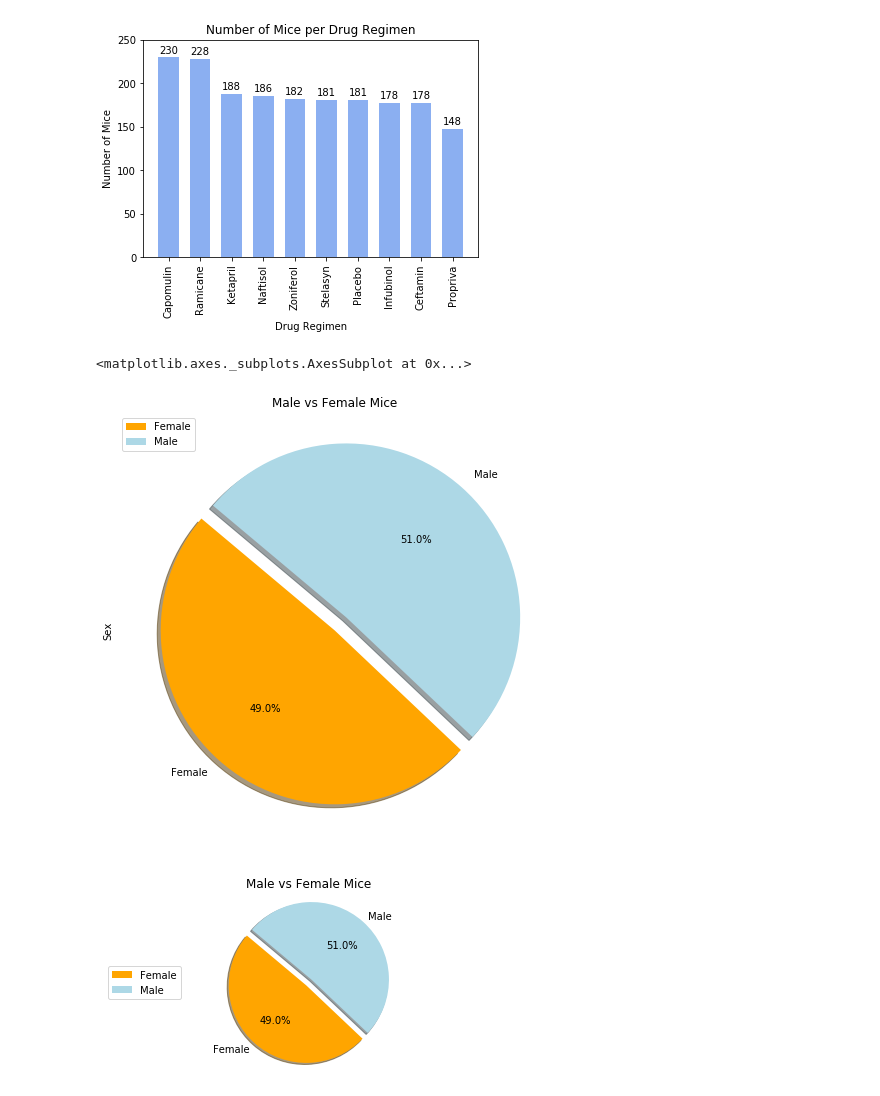
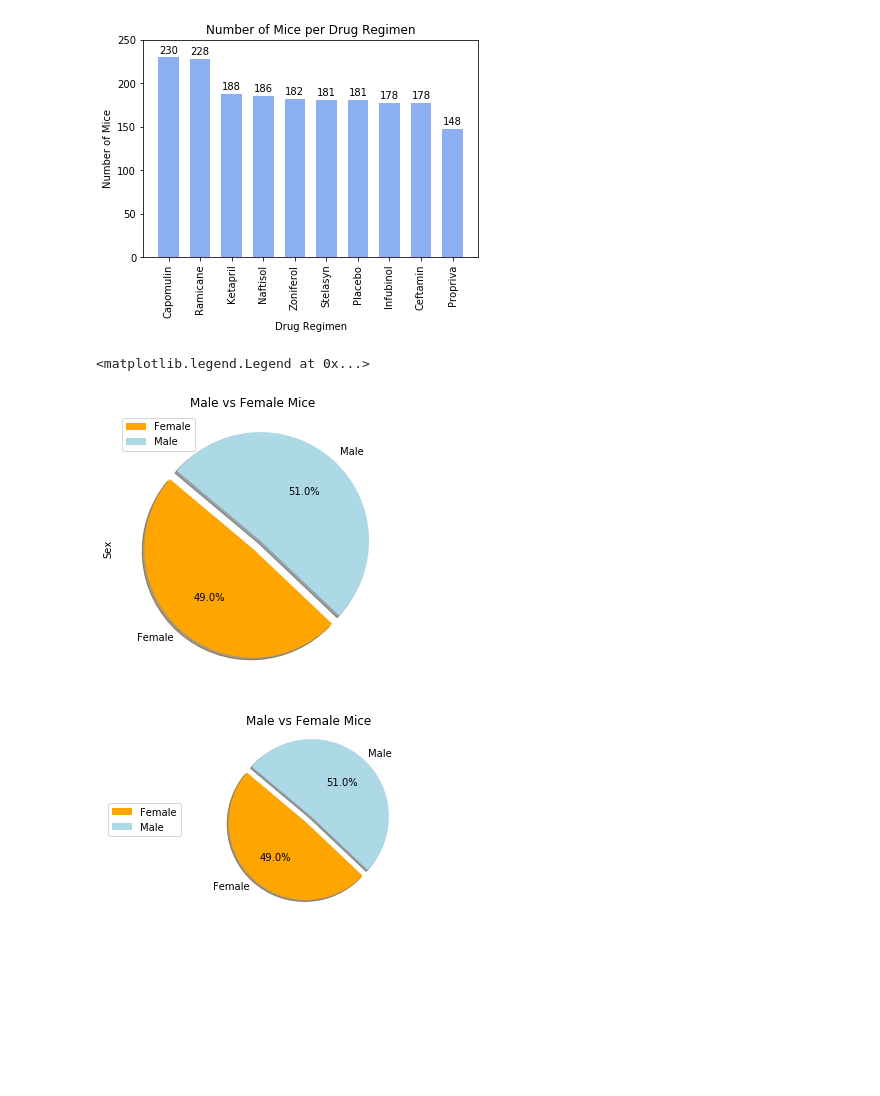
Before and after one commit to alexturkmen/Pharmaceuticals-Analysis, a Jupyter notebook: Turkmen-pymaceuticals.ipynb, the cells around one changed output. Cells and saved outputs as stored; diff of their text form; code cells hidden in the pictures; blank space fills up the shorter version.

Commit message:
Coding for the matplotlib assignment has been added.

```diff
--- a/Turkmen-pymaceuticals.ipynb
+++ b/Turkmen-pymaceuticals.ipynb
@@ -243,17 +249,19 @@ plt.show()
 # %%
 # Generate a pie plot showing the distribution of female versus male mice using pandas
 
 gender_count = cleaned_df.groupby(["Sex"])["Sex"].count()
 
 colors = ["orange","lightblue"]
 
 explode = (0,0.1)
 
-gender_count.plot(kind="pie", title="Male vs Female Mice", figsize=(10,8), startangle=140, legend=True,
-                  autopct='%1.1f%%', colors=colors, explode = explode, shadow=True,)
+gender_count.plot(kind="pie", title="Male vs Female Mice", figsize=(8,5), startangle=140, legend=True,
+                  autopct='%1.1f%%', colors=colors, explode = explode, shadow=True)
+
+plt.legend(loc='upper left')
 # %% [output]
-<matplotlib.axes._subplots.AxesSubplot at 0x...>
+<matplotlib.legend.Legend at 0x...>
-[figure, old version]
+[figure, new version]
 # %%
 # Generate a pie plot showing the distribution of female versus male mice using pyplot
 
```
Also changed, not shown: parts of 3 cells of this notebook.
